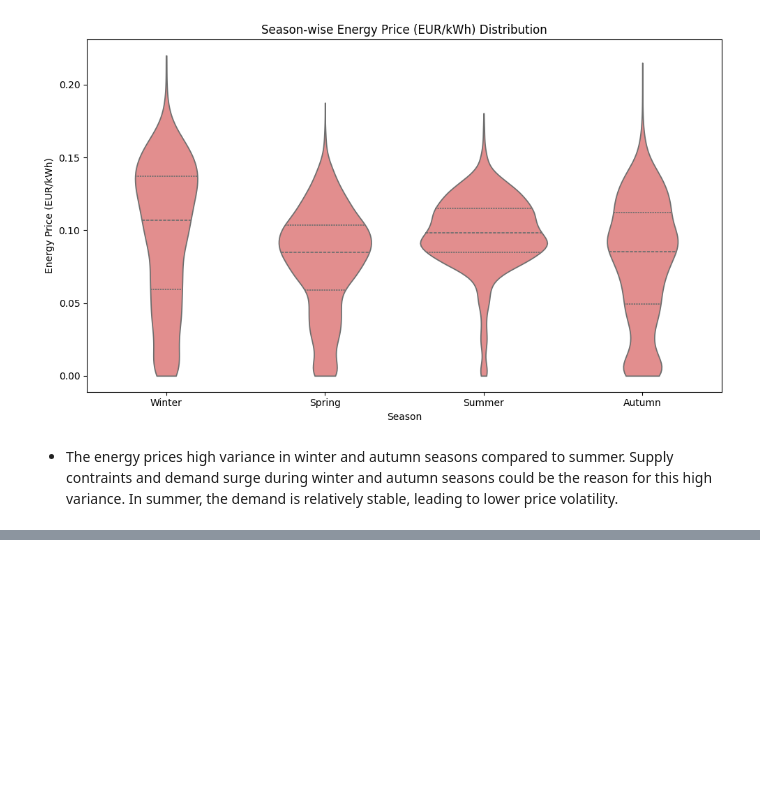
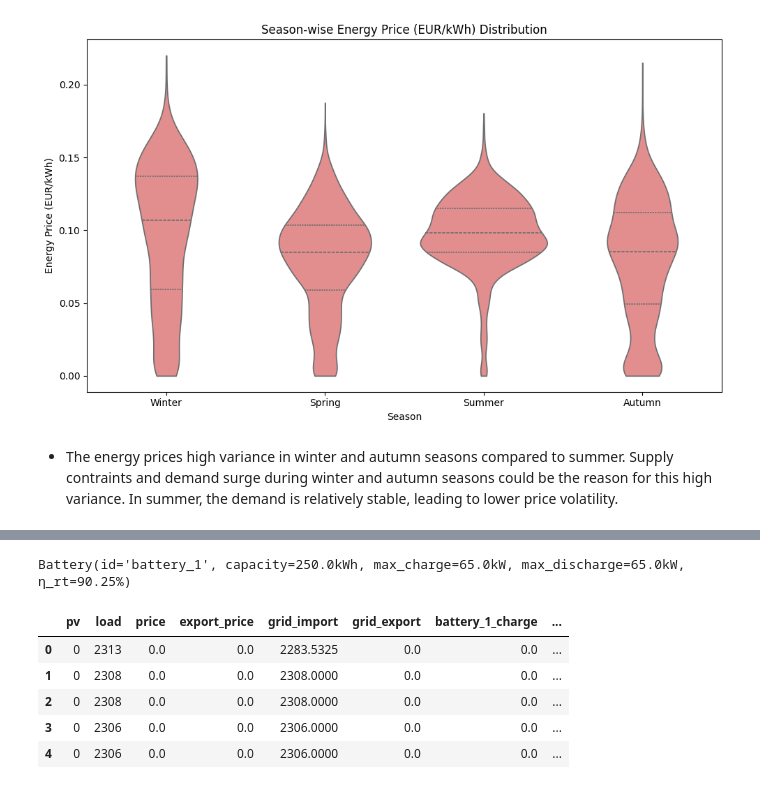
Before and after one commit to abhich98/EsMS, a Jupyter notebook: data/explore.ipynb, the cells around one changed output, grey strips where cells are left out. Cells and saved outputs as stored; diff of their text form; code cells hidden in the pictures; blank space fills up the shorter version.

Commit message:
Added test script for deterministic_optimizer

```diff
--- a/explore.ipynb
+++ b/data/explore.ipynb
@@ -100,0 +127,16 @@ plt.tight_layout()
+# %%
+from esms.models import Battery
+
+Battery.from_dict(battery_data[0])
+# %% [output]
+Battery(id='battery_1', capacity=250.0kWh, max_charge=65.0kW, max_discharge=65.0kW, η_rt=90.25%)
+# %%
+optim_df = pd.read_csv("day_ahead_optimization_results.csv")
+optim_df.head()
+# %% [output]
+|  | pv | load | price | export_price | grid_import | grid_export | battery_1_charge | ... |
+| 0 | 0 | 2313 | 0.0 | 0.0 | 2283.5325 | 0.0 | 0.0 | ... |
+| 1 | 0 | 2308 | 0.0 | 0.0 | 2308.0000 | 0.0 | 0.0 | ... |
+| 2 | 0 | 2308 | 0.0 | 0.0 | 2308.0000 | 0.0 | 0.0 | ... |
+| 3 | 0 | 2306 | 0.0 | 0.0 | 2306.0000 | 0.0 | 0.0 | ... |
+| 4 | 0 | 2306 | 0.0 | 0.0 | 2306.0000 | 0.0 | 0.0 | ... |
```
Also changed, not shown: parts of 6 cells of this notebook, 6 other files.
